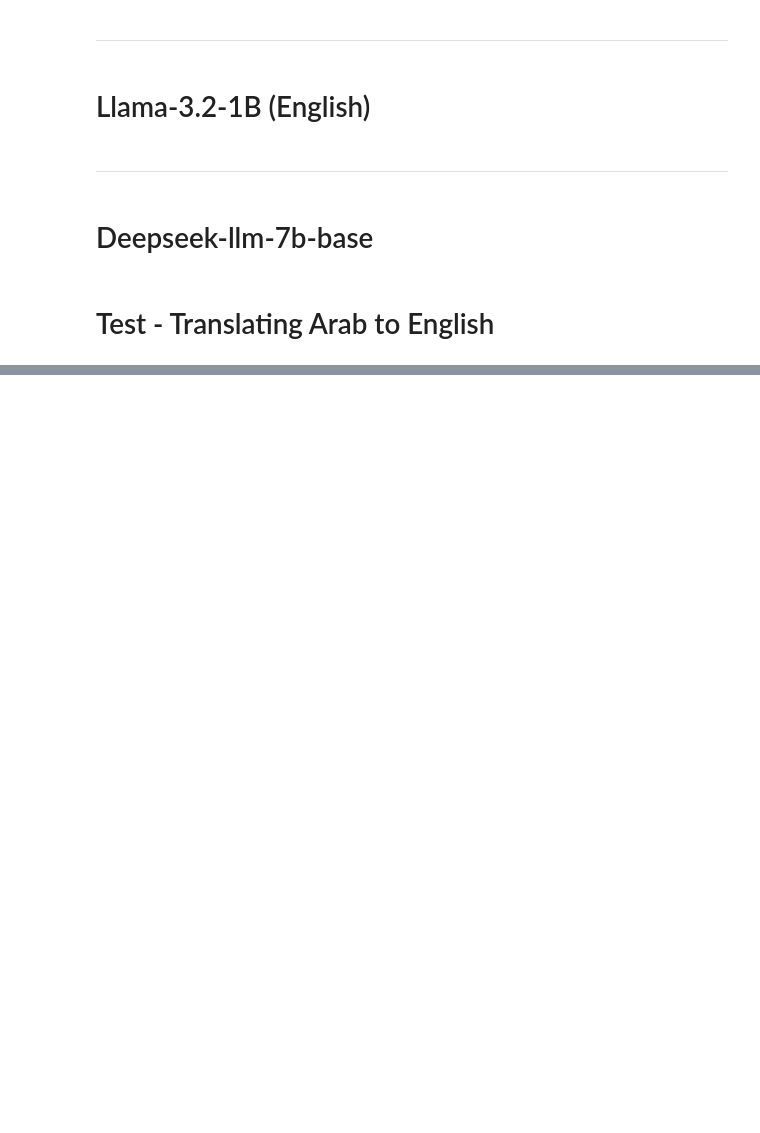
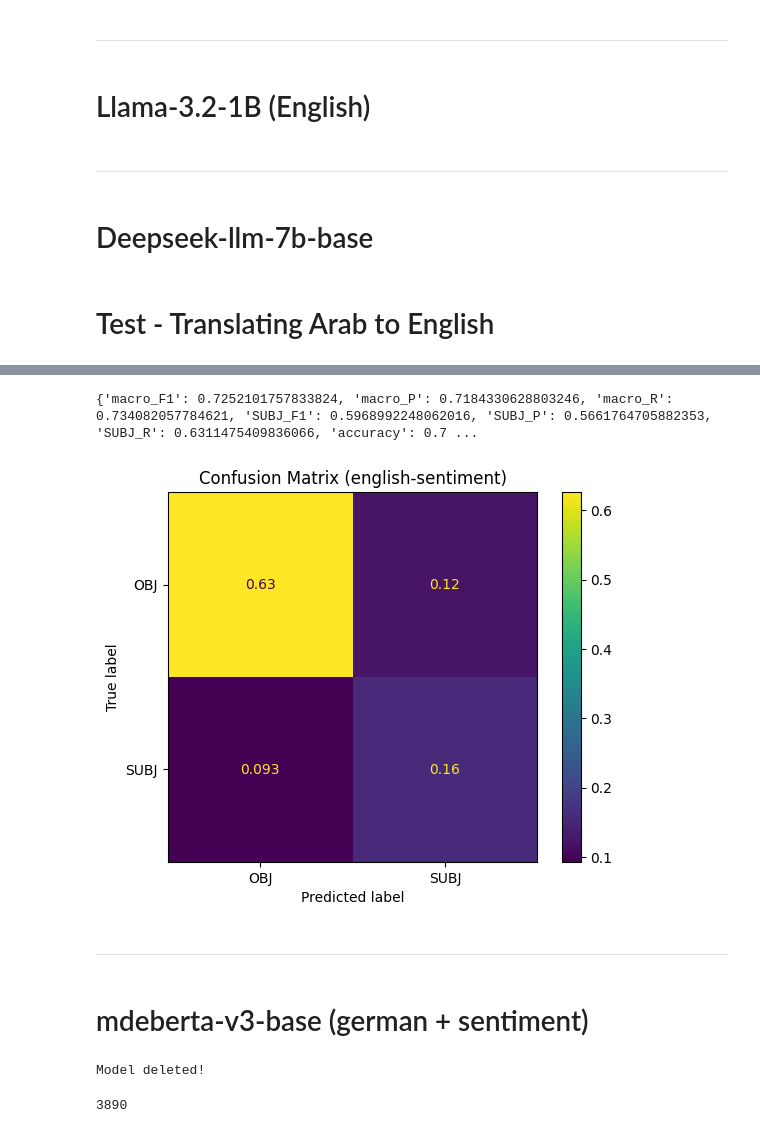
Before and after one commit to MatteoFasulo/clef2025-checkthat, a Jupyter notebook: notebook.ipynb, the cells around one changed output, grey strips where cells are left out. Cells and saved outputs as stored; diff of their text form; code cells hidden in the pictures; blank space fills up the shorter version.

```diff
--- a/notebook.ipynb
+++ b/notebook.ipynb
@@ -1164,8 +1334,8 @@ language = 'arabic'
 import ctranslate2
 import transformers
 
-translator = ctranslate2.Translator("opus-mt-ar-en", device='cuda')
-tokenizer = transformers.AutoTokenizer.from_pretrained("Helsinki-NLP/opus-mt-ar-en")
+translator = ctranslate2.Translator("opus-mt-it-en", device='cuda')
+tokenizer = transformers.AutoTokenizer.from_pretrained("Helsinki-NLP/opus-mt-it-en")
 
 def translate_text(raw_text):
     source = tokenizer.convert_ids_to_tokens(tokenizer.encode(raw_text))
@@ -1248,0 +1490,12 @@ evaluate_metrics((predictions, labels))
+# %%
+train_data = Dataset.from_pandas(detector.all_data[language]['train'])
+dev_data = Dataset.from_pandas(detector.all_data[language]['dev'])
+test_data = Dataset.from_pandas(detector.all_data[language]['test'])
+
+train_data = train_data.map(tokenize_text, batched=True)
+dev_data = dev_data.map(tokenize_text, batched=True)
+test_data = test_data.map(tokenize_text, batched=True)
+
+collator_fn = DataCollatorWithPadding(tokenizer=tokenizer)
+
+class_weights = detector.get_class_weights(detector.all_data[language]['train'])
@@ -1248,0 +1520,13 @@ evaluate_metrics((predictions, labels))
+# %%
+trainer = CustomTrainer(
+    model = model,
+    args = training_args,
+    train_dataset = train_data,
+    eval_dataset = dev_data,
+    data_collator = collator_fn,
+    compute_metrics = evaluate_metrics,
+    class_weights=class_weights,
+    weights_dtype=torch.float32,
+)
+# %%
+trainer.train()
@@ -1248,0 +1543,17 @@ evaluate_metrics((predictions, labels))
+# %%
+test_predictions, test_labels, _ = trainer.predict(test_data)
+
+stats = evaluate_metrics((test_predictions, test_labels))
+
+test_predictions = np.argmax(test_predictions, axis=1)
+
+print(stats)
+results['english-sentiment'] = stats
+
+trainer.push_to_hub()
+
+cm = confusion_matrix(test_labels, test_predictions, normalize='all')
+ConfusionMatrixDisplay(cm, display_labels=['OBJ', 'SUBJ']).plot()
+plt.title(f"Confusion Matrix (english-sentiment)")
+plt.show()
+# %% [output]
@@ -1248,0 +1561,18 @@ evaluate_metrics((predictions, labels))
+{'macro_F1': 0.7252101757833824, 'macro_P': 0.7184330628803246, 'macro_R': 0.734082057784621, 'SUBJ_F1': 0.5968992248062016, 'SUBJ_P': 0.5661764705882353, 'SUBJ_R': 0.6311475409836066, 'accuracy': 0.7 ...
+[figure, added]
+# %% [markdown]
+---
+# %% [markdown]
+# mdeberta-v3-base (german + sentiment)
+# %%
+with torch.no_grad():
+    torch.cuda.empty_cache()
+
+if 'model' in locals() or 'model' in globals():
+    del model
+    print("Model deleted!")
+
+gc.collect()
+# %% [output]
+Model deleted!
+3890
```
Also changed, not shown: parts of 67 cells of this notebook.
